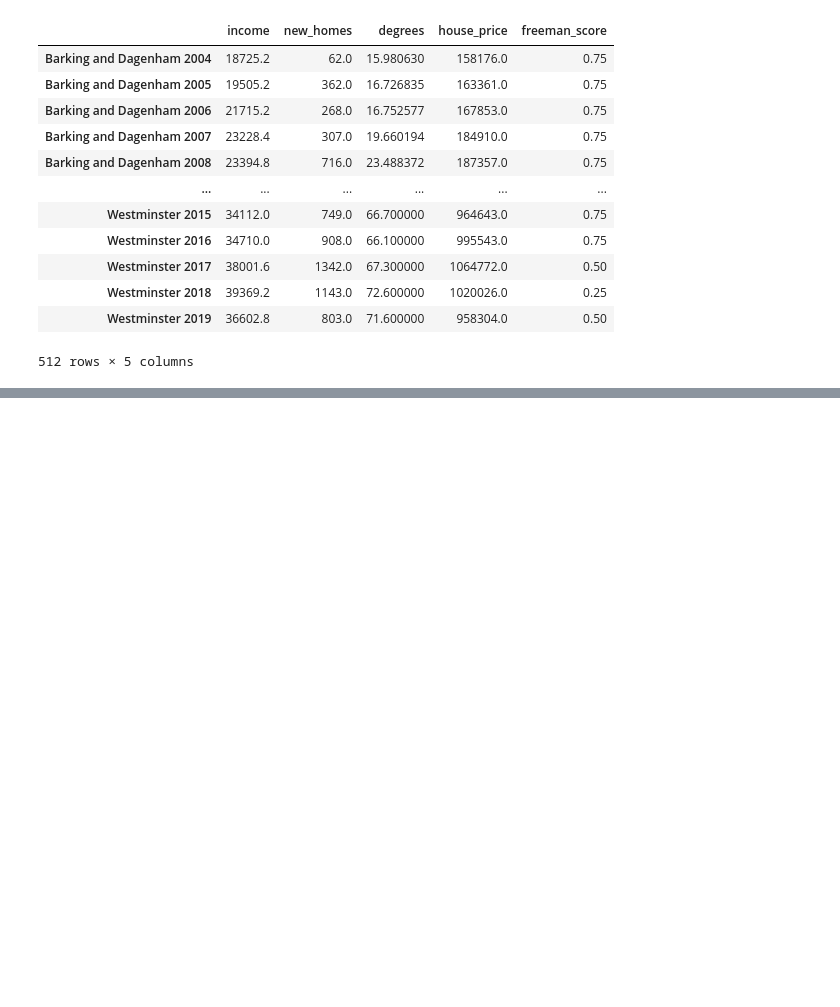
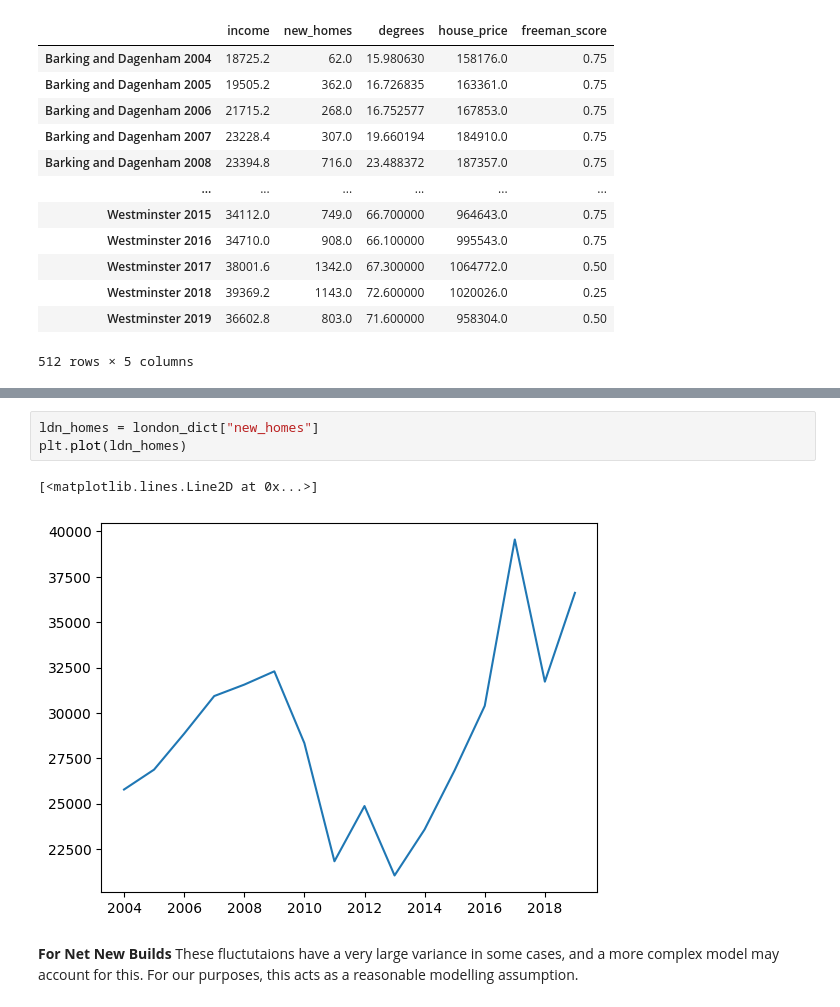
Before and after one commit to AishaYC/aia-grad-hackathon, a Jupyter notebook: freeman_model.ipynb, the cells around one changed output, grey strips where cells are left out. Cells and saved outputs as stored; diff of their text form; blank space fills up the shorter version.

```diff
--- a/freeman_model.ipynb
+++ b/freeman_model.ipynb
@@ -158,0 +221,9 @@ ValueError: Invalid classes inferred from unique values of `y`.  Expected: [0 1
+# %%
+ldn_homes = london_dict["new_homes"]
+plt.plot(ldn_homes)
+# %% [output]
+[<matplotlib.lines.Line2D at 0x...>]
+[figure, added]
+# %% [markdown]
+**For Net New Builds**
+These fluctutaions have a very large variance in some cases, and a more complex model may account for this. For our purposes, this acts as a reasonable modelling assumption.
```
Also changed, not shown: parts of 7 cells of this notebook, 6 other files.
